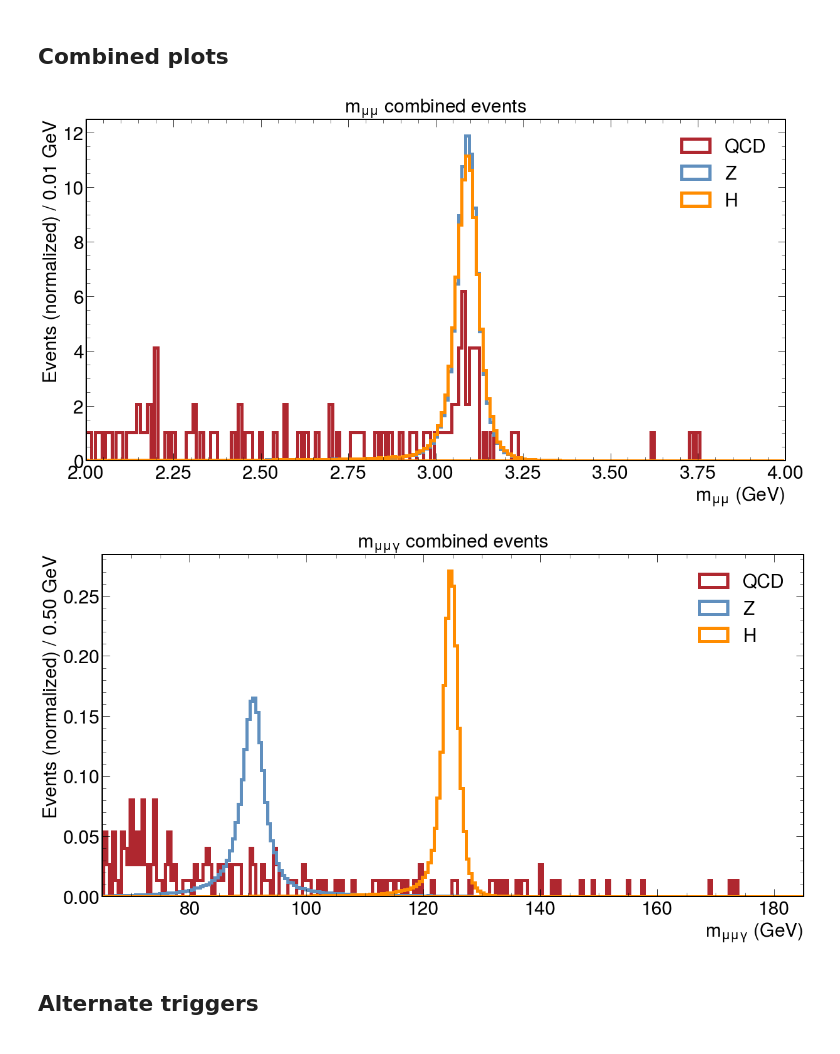
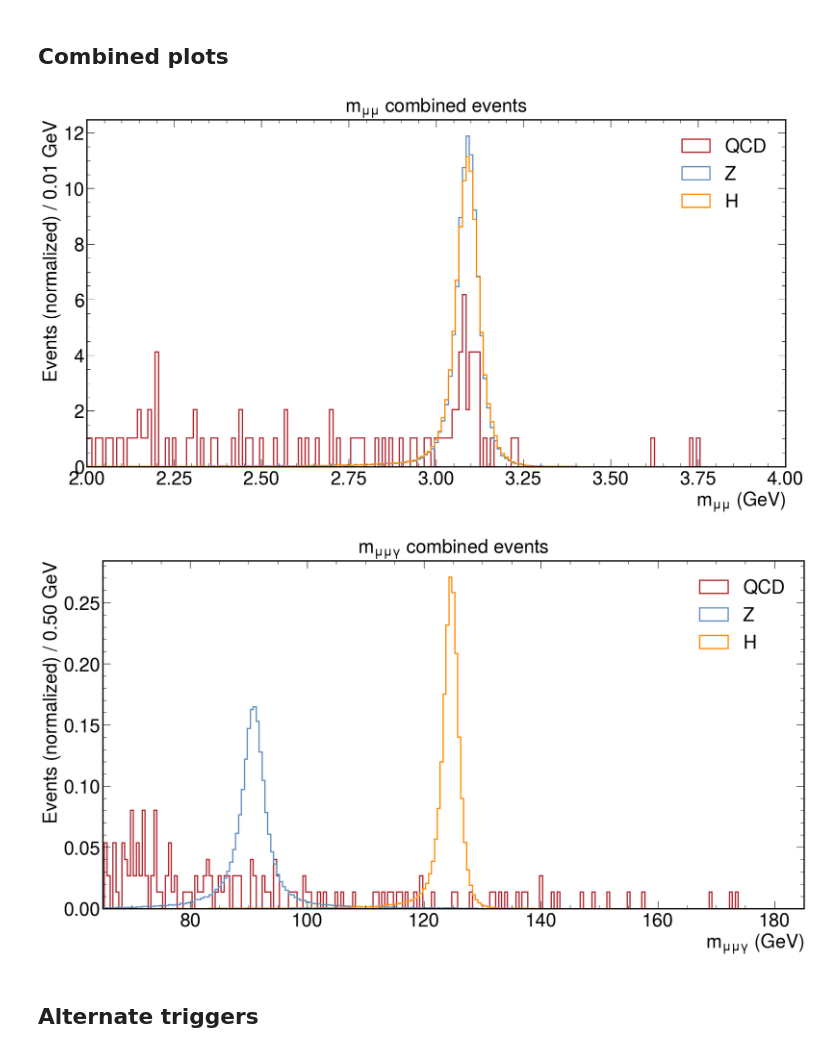
Before and after one commit to javivilladamigo/ResearchActivities, a Jupyter notebook: efficiencies.ipynb, the cells around one changed output. Cells and saved outputs as stored; diff of their text form; code cells hidden in the pictures.

```diff
--- a/efficiencies.ipynb
+++ b/efficiencies.ipynb
@@ -726,7 +726,7 @@ h, bins, _ = ax.hist(
     ec = QCD_color,
     facecolor = "none",
     alpha = 1.,
-    lw = 5.,
+    lw = 2.,
     label = 'QCD',
     align = "left",
     density = True
@@ -739,7 +739,7 @@ h, bins, _ = ax.hist(
     ec = Z_color,
     facecolor = "none",
     alpha = 1.,
-    lw = 5.,
+    lw = 2.,
     label = 'Z',
     align = "left",
     density = True
@@ -752,7 +752,7 @@ h, bins, _ = ax.hist(
     ec = H_color,
     facecolor = "none",
     alpha = 1.,
-    lw = 5.,
+    lw = 2.,
     label = 'H',
     align = "left",
     density = True
@@ -798,7 +798,7 @@ h, bins, _ = ax.hist(
     ec = QCD_color,
     facecolor = "none",
     alpha = 1.,
-    lw = 5.,
+    lw = 2.,
     label = 'QCD',
     align = "left",
     density = True
@@ -810,37 +810,37 @@ h, bins, _ = ax.hist(
     histtype = 'stepfilled',
     ec = Z_color,
     facecolor = "none",
     alpha = 1.,
-    lw = 5.,
+    lw = 2.,
     label = 'Z',
     align = "left",
     density = True
 )
 
 h, bins, _ = ax.hist(
     _HorZ_mass_H,
     bins = xbins,
     histtype = 'stepfilled',
     ec = H_color,
     facecolor = "none",
     alpha = 1.,
-    lw = 5.,
+    lw = 2.,
     label = 'H',
     align = "left",
     density = True
 )
 #ax.set_yscale("log")
 ax.tick_params(axis = 'both', which = 'major', labelsize = 30)
 ax.set_xlabel("$m_{\mu \mu \gamma}\ ({\\rm GeV})$", fontsize = 30)
 ax.set_ylabel("Events (normalized) / %.2f GeV" % width, fontsize = 30)
 ax.set_xlim(_min, _max)
 #ax.set_ylim(0, 12)
 ax.legend(loc = "best", fontsize = 30)
 ax.set_title("$m_{\mu\mu\gamma}$ combined events", fontsize = 30)
 plt.savefig("plots//m_mumuG/m_mumuG_combined.pdf")
 # %% [output]
-[figure, old version]
+[figure, new version]
-[figure, old version]
+[figure, new version]
 # %% [markdown]
 ## Alternate triggers
 # %% [markdown]
```
Also changed, not shown: parts of 5 cells of this notebook, 17 other files.
